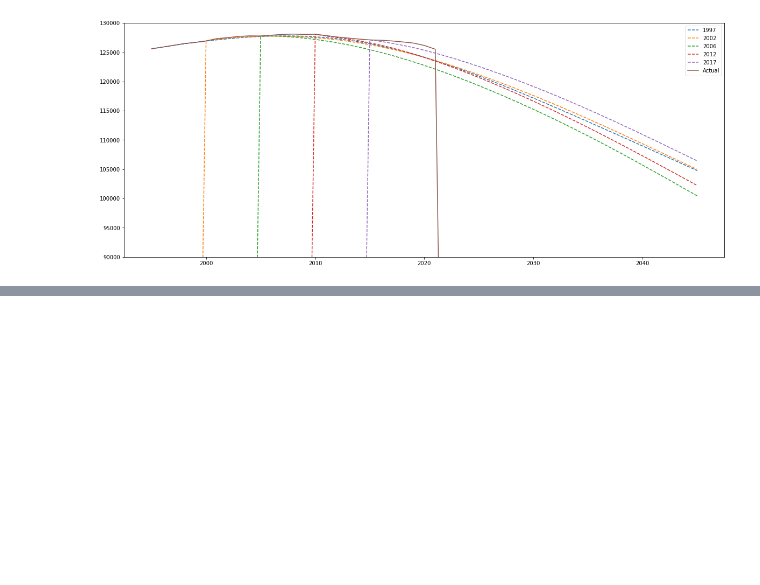
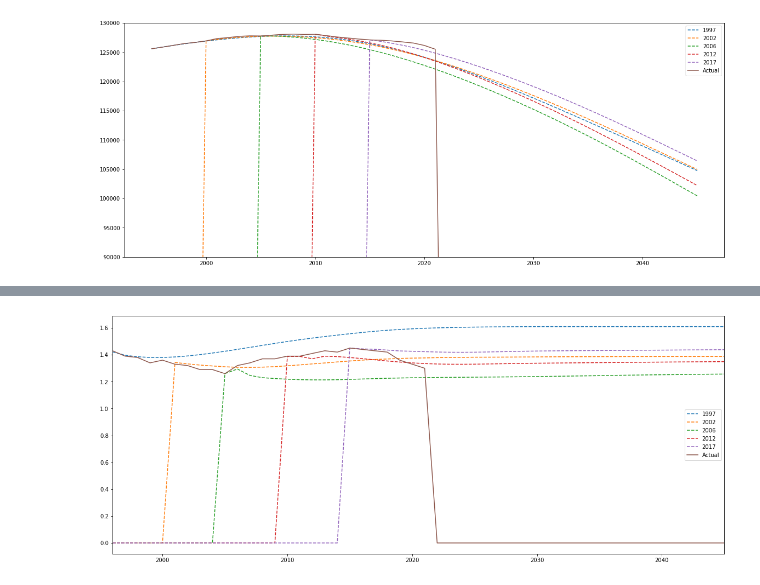
Before and after one commit to ayakow1/CAPP30239_FA22, a Jupyter notebook: data/data_clean.ipynb, the cells around one changed output, grey strips where cells are left out. Saved outputs shown, nothing was run; the diff lists cells and outputs as text; code cells hidden in the pictures; blank space fills up the shorter version.

```diff
--- a/data/data_clean.ipynb
+++ b/data/data_clean.ipynb
@@ -662,0 +707,2 @@ proj.to_csv('projection_line.csv',index=False)
+# %%
+all_japan_f = all_japan_f.iloc[:, [0,2]]
@@ -662,0 +715,12 @@ proj.to_csv('projection_line.csv',index=False)
+# %%
+proj_f['Year'] = proj_f['Year'].astype(int)
+proj_f = proj_f.merge(all_japan_f, left_on='Year', right_on='index', how='left')
+# %%
+proj_f.drop('index', axis=1, inplace=True)
+proj_f.columns = ['Year', '1997','2002','2006','2012','2017','Actual']
+proj_f = proj_f.replace(',','', regex=True)
+proj_f = proj_f.fillna(0)
+# %%
+for year in ['1997','2002','2006','2012','2017','Actual']:
+    proj_f[f'{year}'] = proj_f[f'{year}'].astype(float)
+proj_f['Year'] = proj_f['Year'].astype(int)
@@ -662,0 +743,10 @@ proj.to_csv('projection_line.csv',index=False)
+# %%
+plt.figure(figsize=(20, 8))
+for year in ['1997','2002','2006','2012','2017']:
+    plt.plot(proj_f[f'Year'], proj_f[f'{year}'], label=f"{year}", linestyle='dashed')
+plt.plot(proj_f[f'Year'], proj_f['Actual'], label='Actual')
+plt.legend()
+plt.xlim([1996,2045])
+plt.show()
+# %% [output]
+[figure, added]
```
Also changed, not shown: parts of 11 cells of this notebook, 6 other files.
